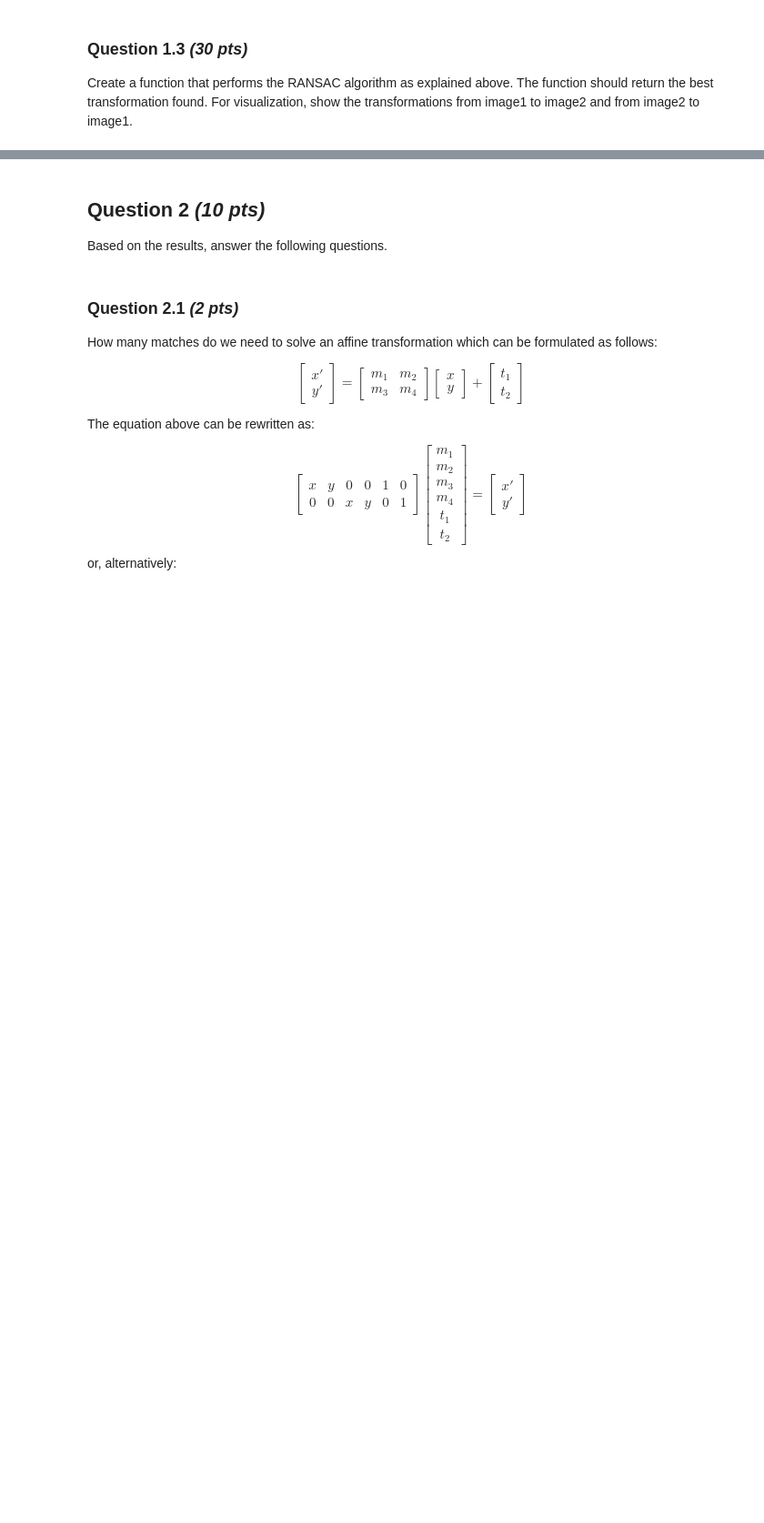
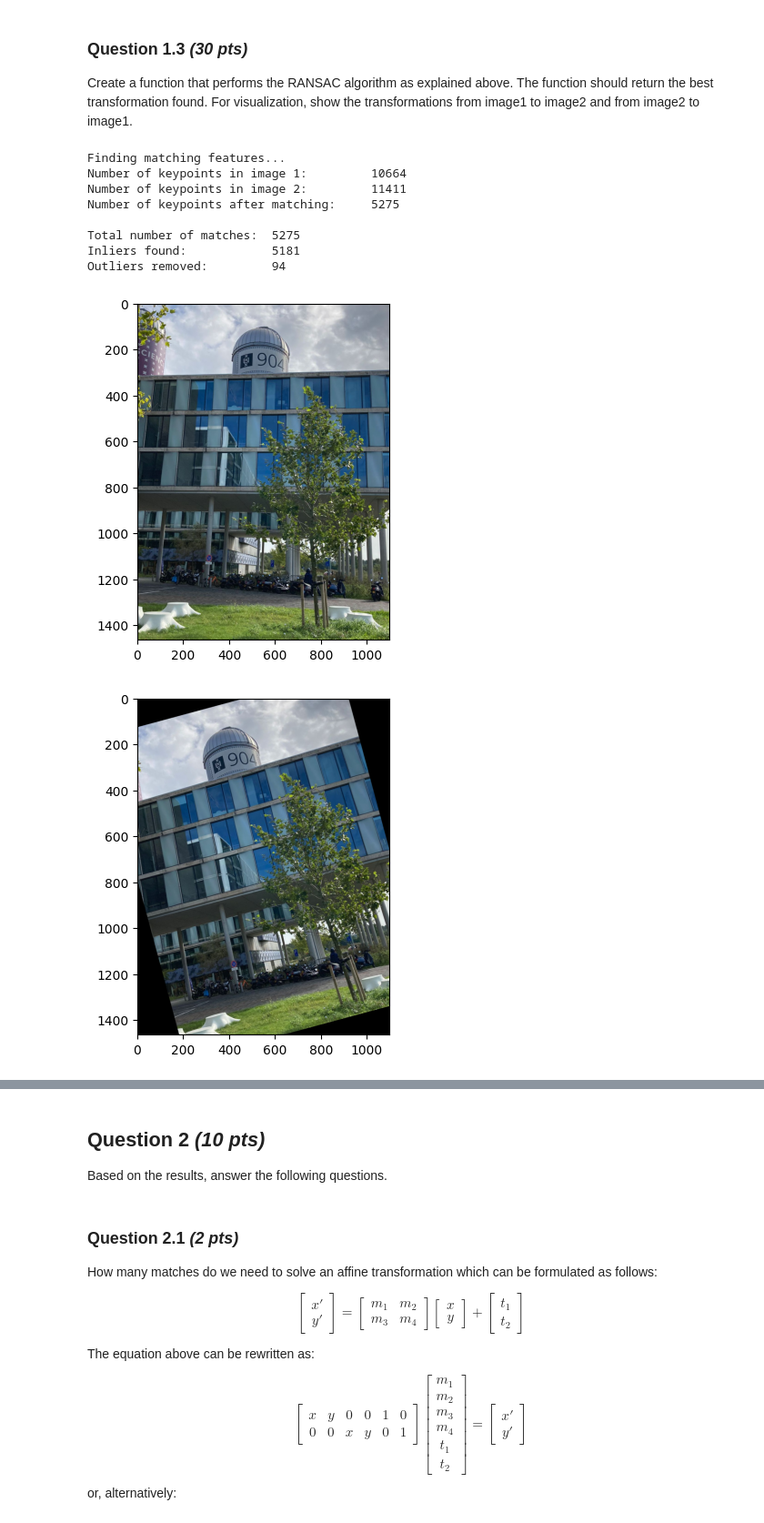
Before and after one commit to dqmis/uva_cv1, a Jupyter notebook: notebooks/Lab4.ipynb, the cells around one changed output, grey strips where cells are left out. Shown at 91% size. Drawn from its saved outputs; the diff is of its cells as text; code cells hidden in the pictures; blank space fills up the shorter version.

```diff
--- a/notebooks/Lab4.ipynb
+++ b/notebooks/Lab4.ipynb
@@ -220,24 +204,0 @@ def affine_transform(img, mat, warp='forward'):
-# %%
-def ransac(kp1, kp2, matches, N):
-    """
-    Apply RANSAC to filter out the outliers. See the pseudocode provided at
-    the beginning of this section for some guidance.
-    Arguments:
-      kp1: the keypoints of img1
-      kp2: the keypoints of img2
-      matches: the matching kp1 and kp2
-      N: number of iterations
-    Returns:
-      the best transformation matrix
-    """
-
-    # ================
-    # YOUR CODE HERE
-    # ================
-    raise NotImplementedError
-
-    print("Total number of matches: ", len(matches))
-    print("Inliers found:           ", best_inliers)
-    print("Outliers removed:        ", len(matches) - best_inliers)
-
-    return best_matrix
@@ -243,0 +327,29 @@ def ransac(kp1, kp2, matches, N):
+# %%
+img1_path = "images/sp1.jpg"
+img2_path = "images/sp2.jpg"
+
+img1 = cv2.imread(img1_path)
+img2 = cv2.imread(img2_path)
+
+img1 = cv2.cvtColor(img1, cv2.COLOR_BGR2RGB)
+img2 = cv2.cvtColor(img2, cv2.COLOR_BGR2RGB)
+
+keypoints_1, keypoints_2, matches = keypoint_matching(img1, img2)
+affine_transform_matrix = ransac(keypoints_1, keypoints_2, matches, 1000)
+plt.imshow(img1)
+plt.show()
+plt.imshow(affine_transform(img1, affine_transform_matrix, warp="forward"))
+plt.show()
+plt.imshow(img2)
+plt.show()
+# %% [output]
+Finding matching features...
+Number of keypoints in image 1:         10664
+Number of keypoints in image 2:         11411
+Number of keypoints after matching:     5275
+
+Total number of matches:  5275
+Inliers found:            5181
+Outliers removed:         94
+[figure, added]
+[figure, added]
```
Also changed, not shown: parts of 13 cells of this notebook, 3 other files.
